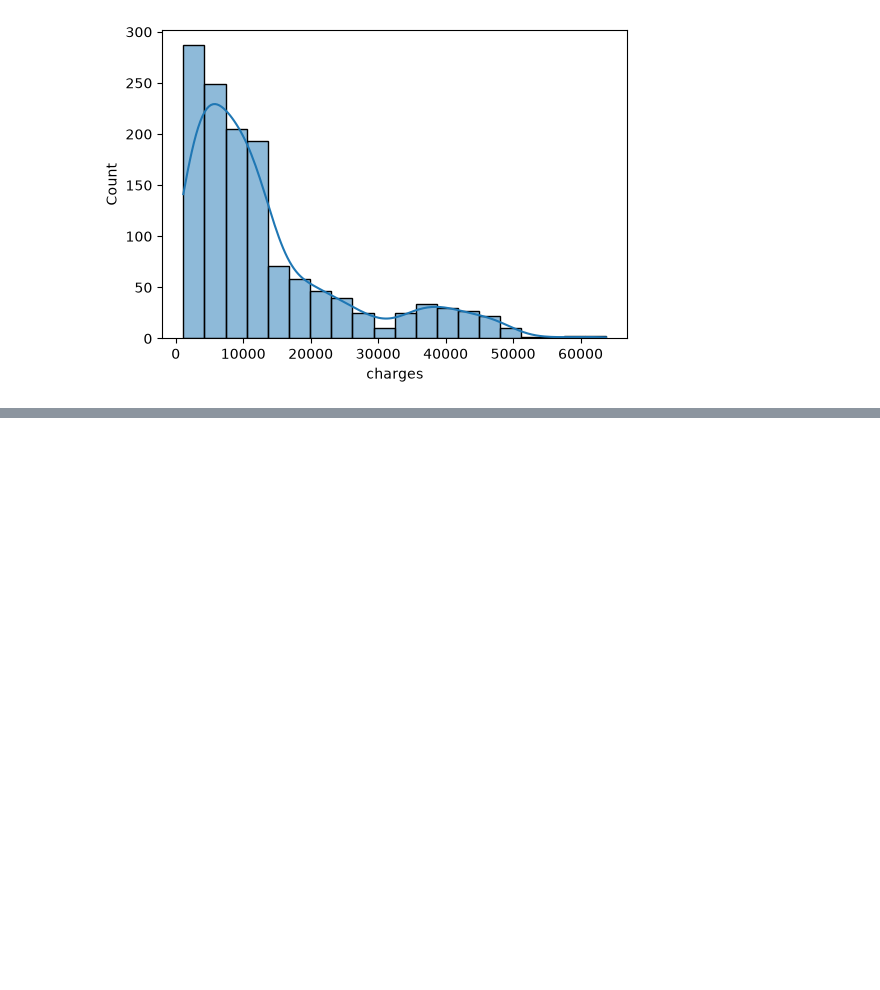
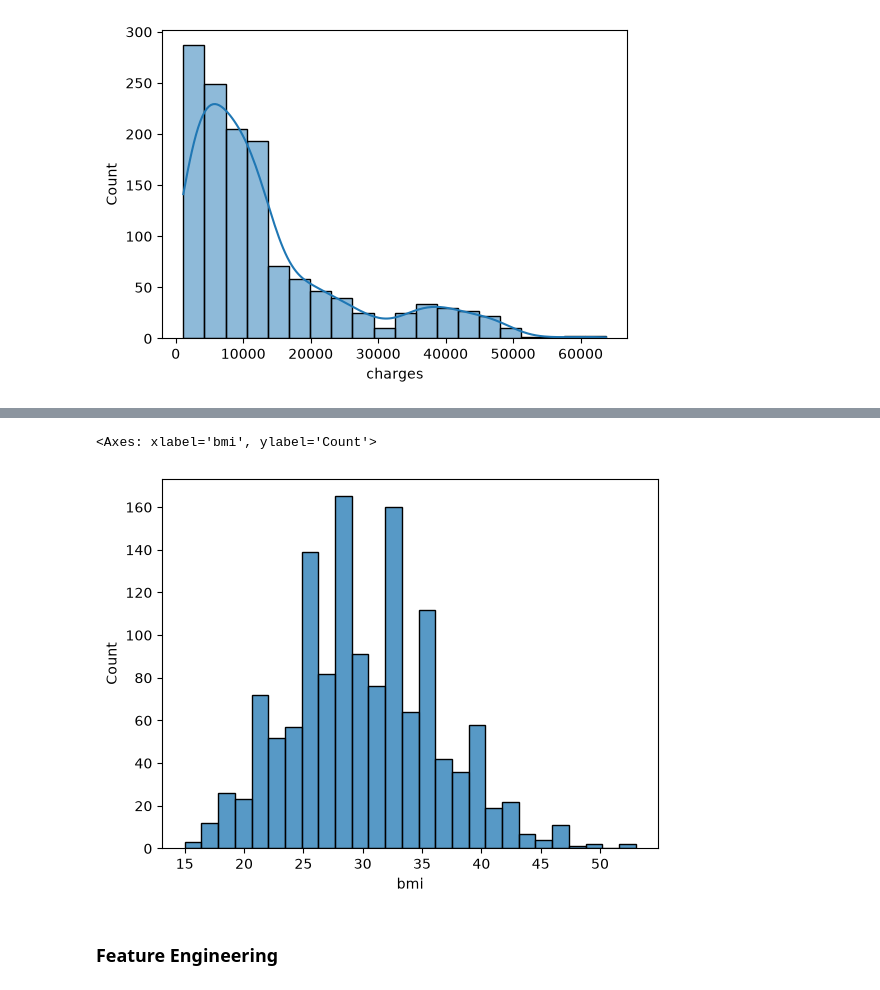
Before and after one commit to arypatel01/Machine-Learning-, a Jupyter notebook: Project1/index.ipynb, the cells around one changed output, grey strips where cells are left out. Saved outputs shown, nothing was run; the diff lists cells and outputs as text; code cells hidden in the pictures; blank space fills up the shorter version.

Commit message:
Worked on Feature Engineering

```diff
--- a/Project1/index.ipynb
+++ b/Project1/index.ipynb
@@ -54,0 +86,2 @@ for col in numeric_columns:
+# %%
+temp['sex'] = temp['sex'].map({"male":0,"female":1})
@@ -54,0 +104,4 @@ for col in numeric_columns:
+# %%
+temp['smoker'] = temp['smoker'].map({"yes":1 , "no" : 0})
+
+temp.head()
@@ -54,0 +115,6 @@ for col in numeric_columns:
+# %%
+temp.rename(
+    columns = {'sex':'isMale' , 'smoker':"isSmoker"} , inplace=True
+)
+
+temp.head()
@@ -54,0 +147,2 @@ for col in numeric_columns:
+# %%
+temp = temp.astype(int)
@@ -54,0 +165,7 @@ for col in numeric_columns:
+# %%
+sns.histplot(temp['bmi'])
+# %% [output]
+<Axes: xlabel='bmi', ylabel='Count'>
+[figure, added]
+# %% [markdown]
+### Feature Engineering
```
Also changed, not shown: parts of 17 cells of this notebook.
